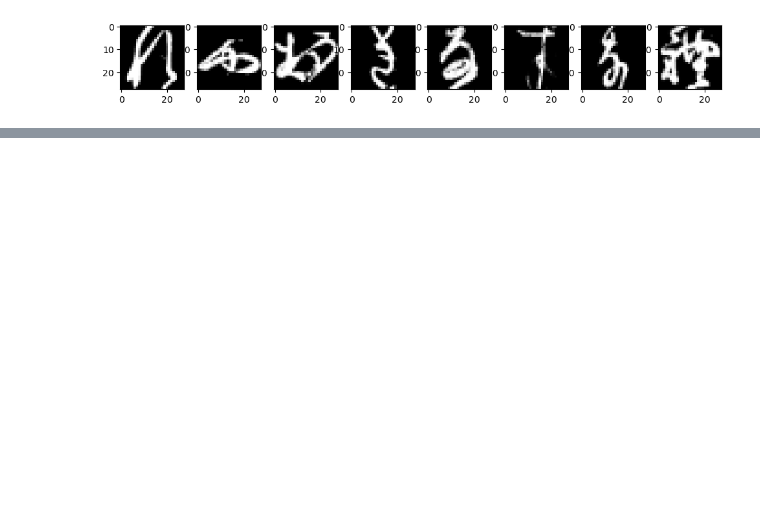
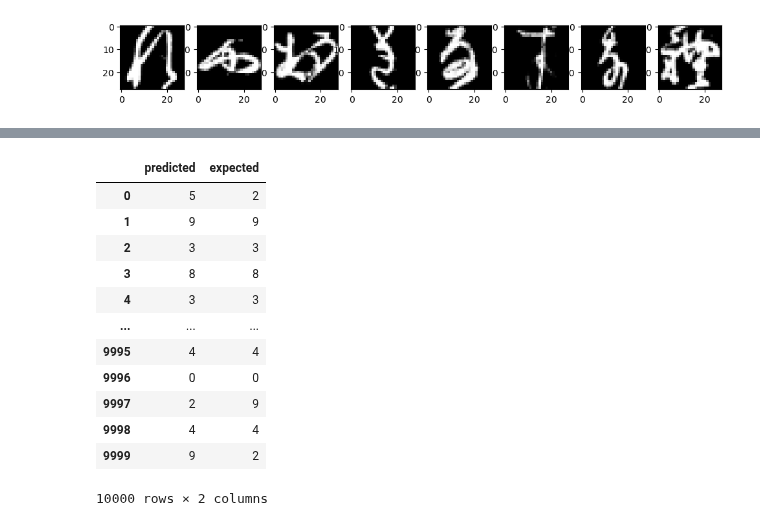
Before and after one commit to gus-phys/Kuzushiji-MNIST-MLP-NN, a Jupyter notebook: KMNIST-classificacao.ipynb, the cells around one changed output, grey strips where cells are left out. Saved outputs shown, nothing was run; the diff lists cells and outputs as text; code cells hidden in the pictures; blank space fills up the shorter version.

```diff
--- a/KMNIST-classificacao.ipynb
+++ b/KMNIST-classificacao.ipynb
@@ -42,0 +187,17 @@ plt.show()
+# %%
+results = pd.DataFrame({'predicted': predicted, 'expected':expected})
+results
+# %% [output]
+|  | predicted | expected |
+| 0 | 5 | 2 |
+| 1 | 9 | 9 |
+| 2 | 3 | 3 |
+| 3 | 8 | 8 |
+| 4 | 3 | 3 |
+| ... | ... | ... |
+| 9995 | 4 | 4 |
+| 9996 | 0 | 0 |
+| 9997 | 2 | 9 |
+| 9998 | 4 | 4 |
+| 9999 | 9 | 2 |
+10000 rows × 2 columns
```
Also changed, not shown: parts of 27 cells of this notebook.
